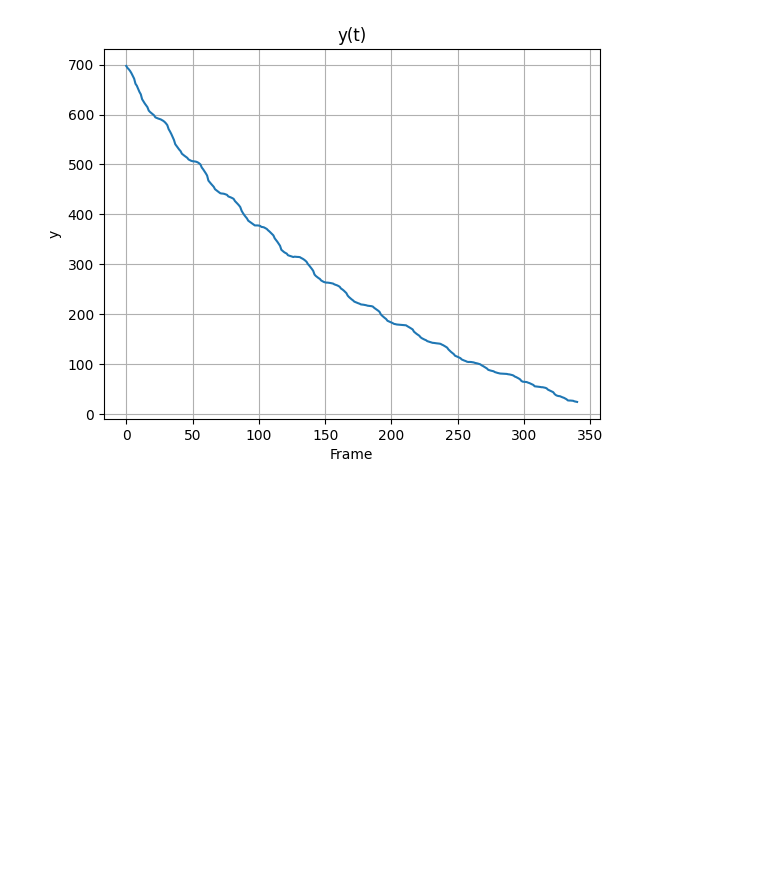
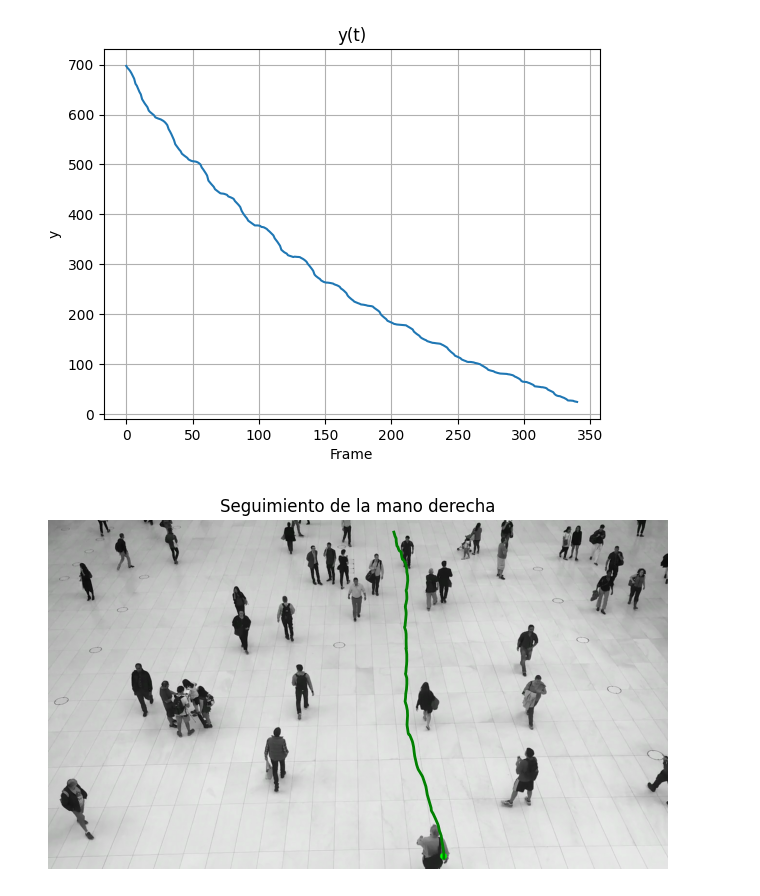
Before and after one commit to alejandroalemanaleman/PracticasPIAV-Cristina, a Jupyter notebook: clase_yolo/Entrega.ipynb, the cells around one changed output. Drawn from its saved outputs; the diff is of its cells as text; code cells hidden in the pictures; blank space fills up the shorter version.

```diff
--- a/clase_yolo/Entrega.ipynb
+++ b/clase_yolo/Entrega.ipynb
@@ -129,3 +129,12 @@ plt.show()
 # %% [output]
 [figure]
 [figure]
+# %%
+plt.figure(figsize=(8,6))
+plt.imshow(cv.cvtColor(frames_output[0], cv.COLOR_BGR2RGB))
+plt.plot(xs, ys, 'g-', linewidth=2)
+plt.title(f"Seguimiento de la mano derecha")
+plt.axis("off")
+plt.show()
+# %% [output]
+[figure, added]
```
